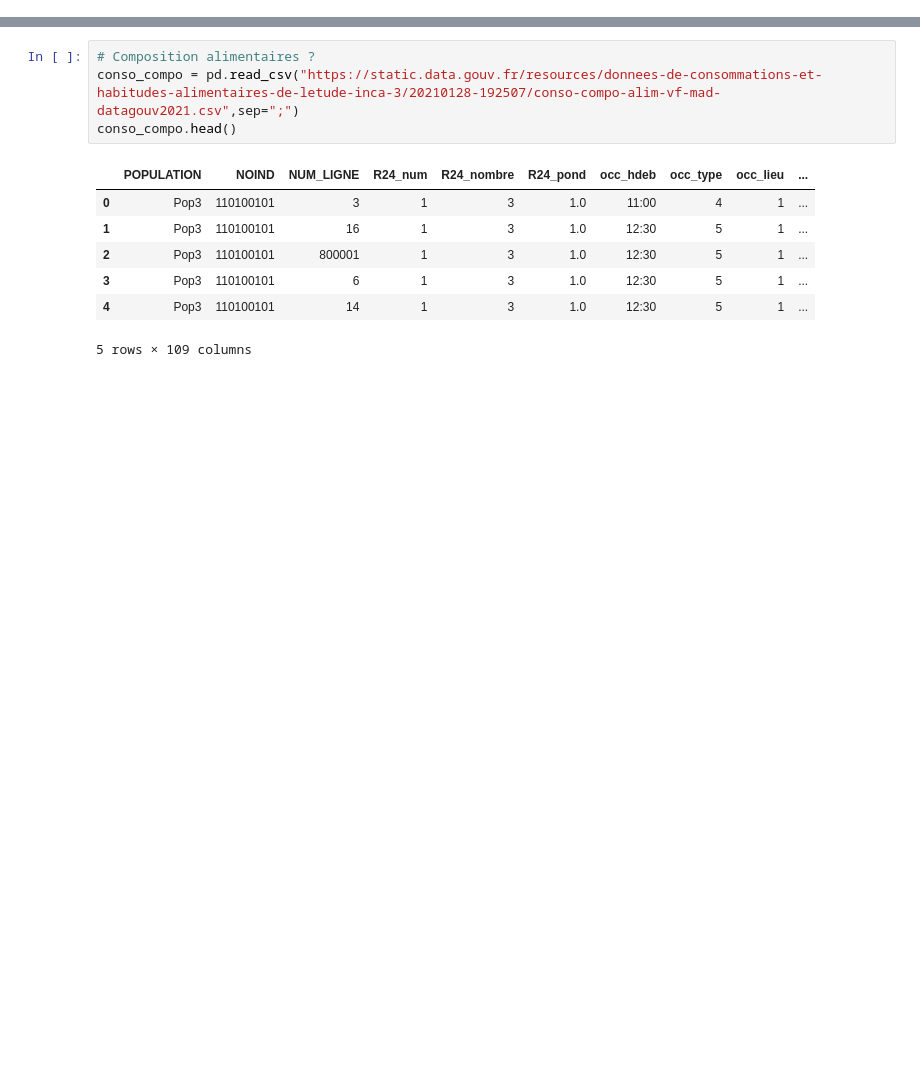
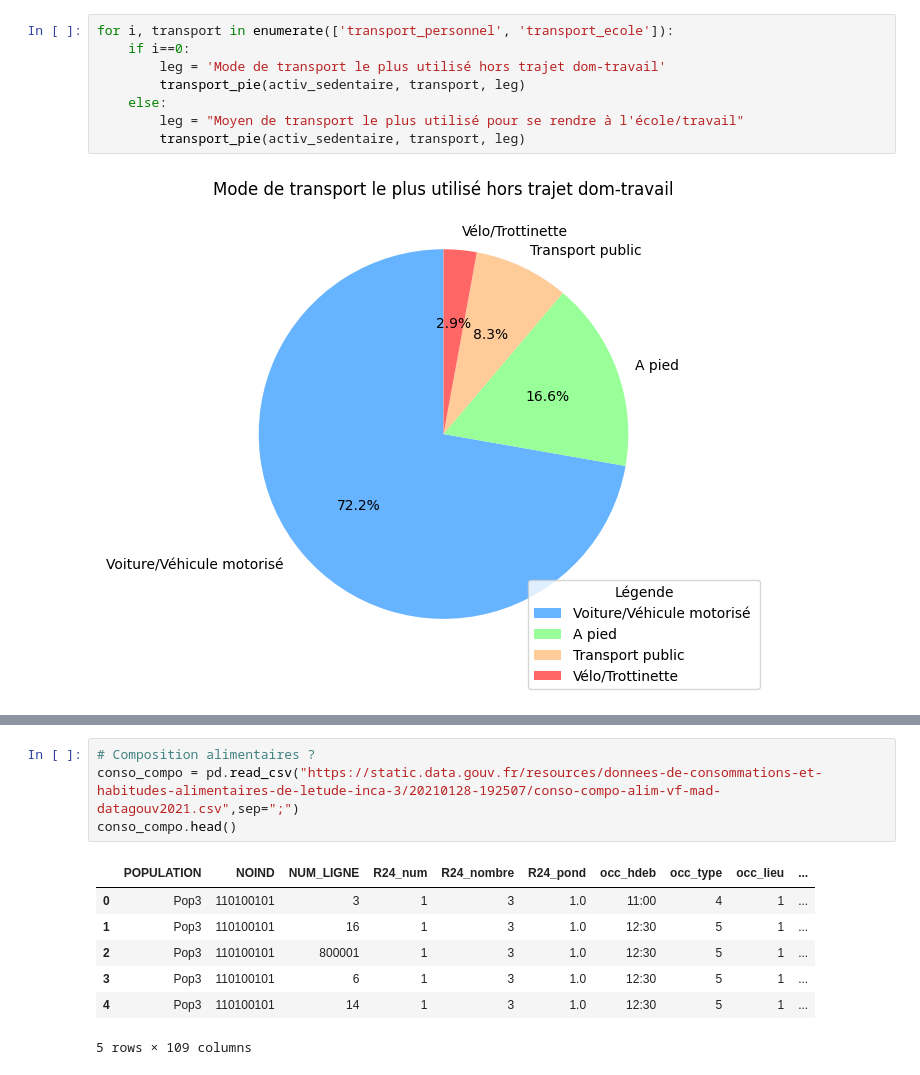
Before and after one commit to AugustinCablant/project_lila, a Jupyter notebook: Analyse descriptive.ipynb, the cells around one changed output, grey strips where cells are left out. Cells and saved outputs as stored; diff of their text form; blank space fills up the shorter version.

```diff
--- a/Analyse descriptive.ipynb
+++ b/Analyse descriptive.ipynb
@@ -23,0 +70,10 @@ activ_sedentaire.head()
+# %%
+for i, transport in enumerate(['transport_personnel', 'transport_ecole']):
+    if i==0:
+        leg = 'Mode de transport le plus utilisé hors trajet dom-travail'
+        transport_pie(activ_sedentaire, transport, leg)
+    else:
+        leg = "Moyen de transport le plus utilisé pour se rendre à l'école/travail"
+        transport_pie(activ_sedentaire, transport, leg)
+# %% [output]
+[figure, added]
```
Also changed, not shown: parts of 24 cells of this notebook, 1 other file.
